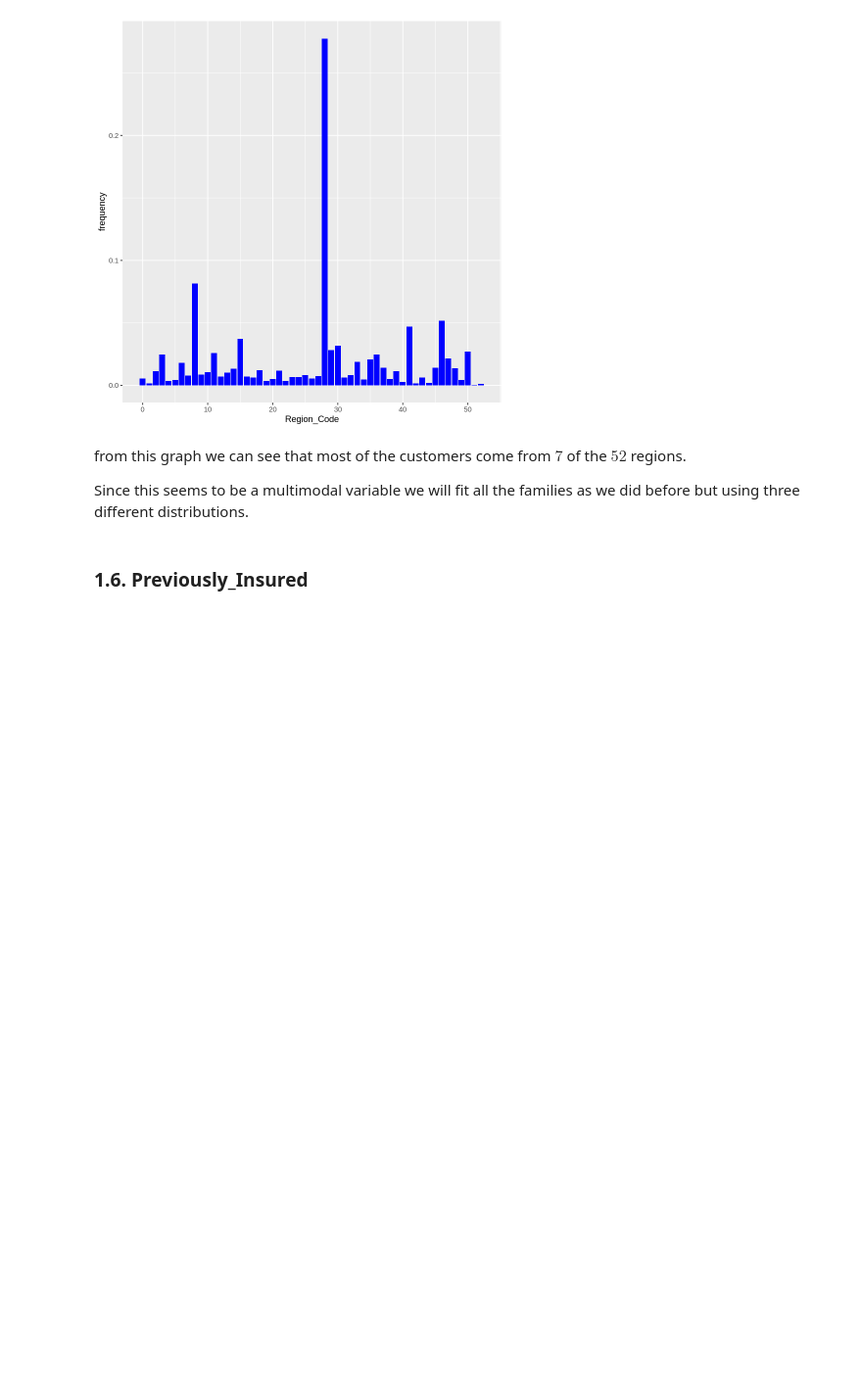
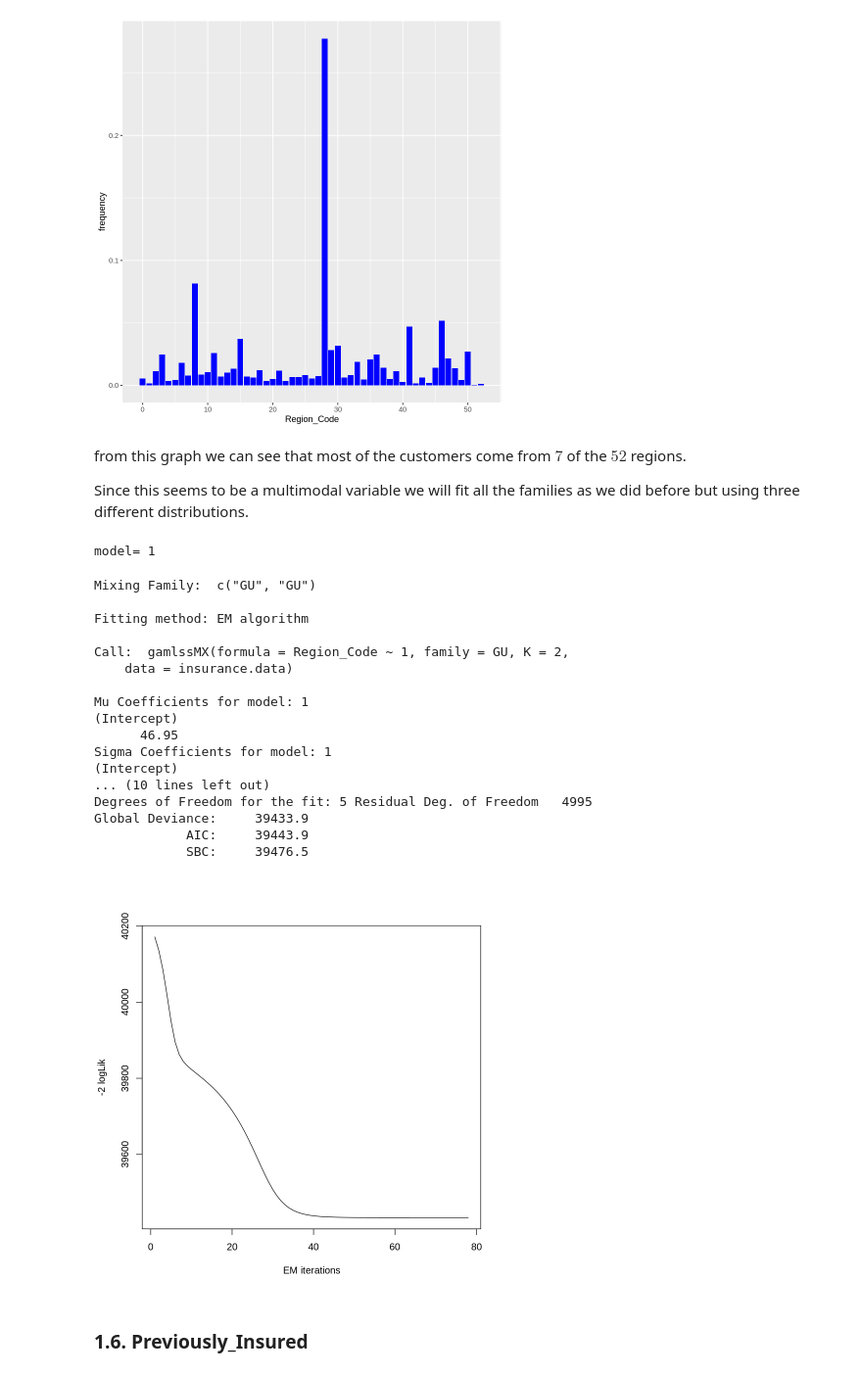
Before and after one commit to biagio-incardona/biagio-incardona.github.io, a Jupyter notebook: Report_Incardona_Biagio.ipynb, the cells around one changed output. Shown at 98% size. Cells and saved outputs as stored; diff of their text form; code cells hidden in the pictures; blank space fills up the shorter version.

```diff
--- a/Report_Incardona_Biagio.ipynb
+++ b/Report_Incardona_Biagio.ipynb
@@ -597,7 +603,28 @@ from this graph we can see that most of the customers come from $7$ of the $52$
 
 Since this seems to be a multimodal variable we will fit all the families as we did before but using three different distributions.
 # %%
-tests <- test.all.gamlss.mx(insurance.data$Region_Code, k = 3)
+#tests <- test.all.gamlss.mx(insurance.data$Region_Code, k = 2)
+gamlssMXfits(n=1,Region_Code~1, family=GU, K=2, data = insurance.data)
+# %% [output]
+model= 1
+Mixing Family:  c("GU", "GU")
+
+Fitting method: EM algorithm
+
+Call:  gamlssMX(formula = Region_Code ~ 1, family = GU, K = 2,
+    data = insurance.data)
+
+Mu Coefficients for model: 1
+(Intercept)
+      46.95
+Sigma Coefficients for model: 1
+(Intercept)
+... (10 lines left out)
+Degrees of Freedom for the fit: 5 Residual Deg. of Freedom   4995
+Global Deviance:     39433.9
+            AIC:     39443.9
+            SBC:     39476.5
+[figure, added]
 # %% [markdown]
 ### 1.6. Previously_Insured
 # %%
```
Also changed, not shown: parts of 1 cell of this notebook.
